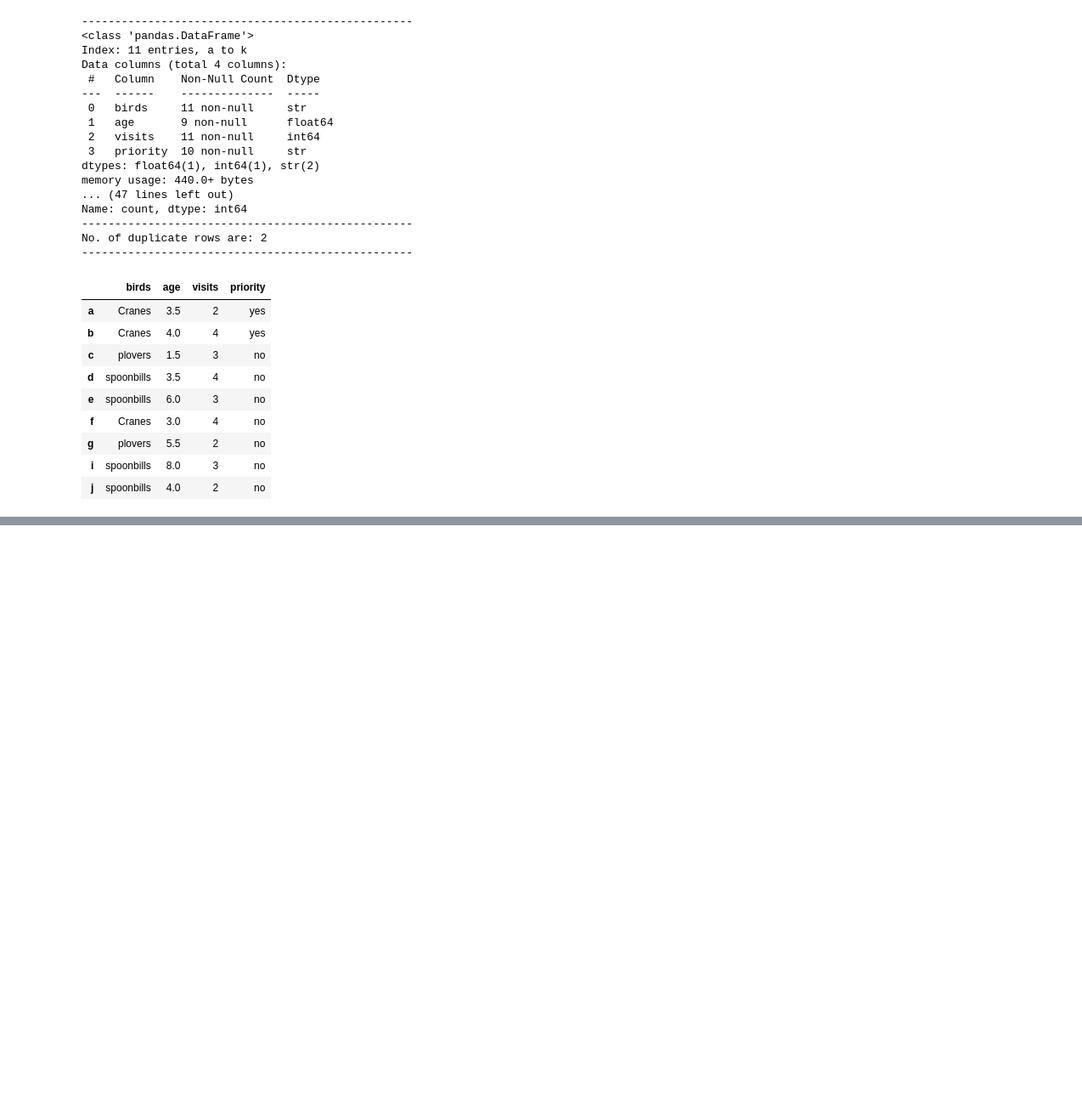
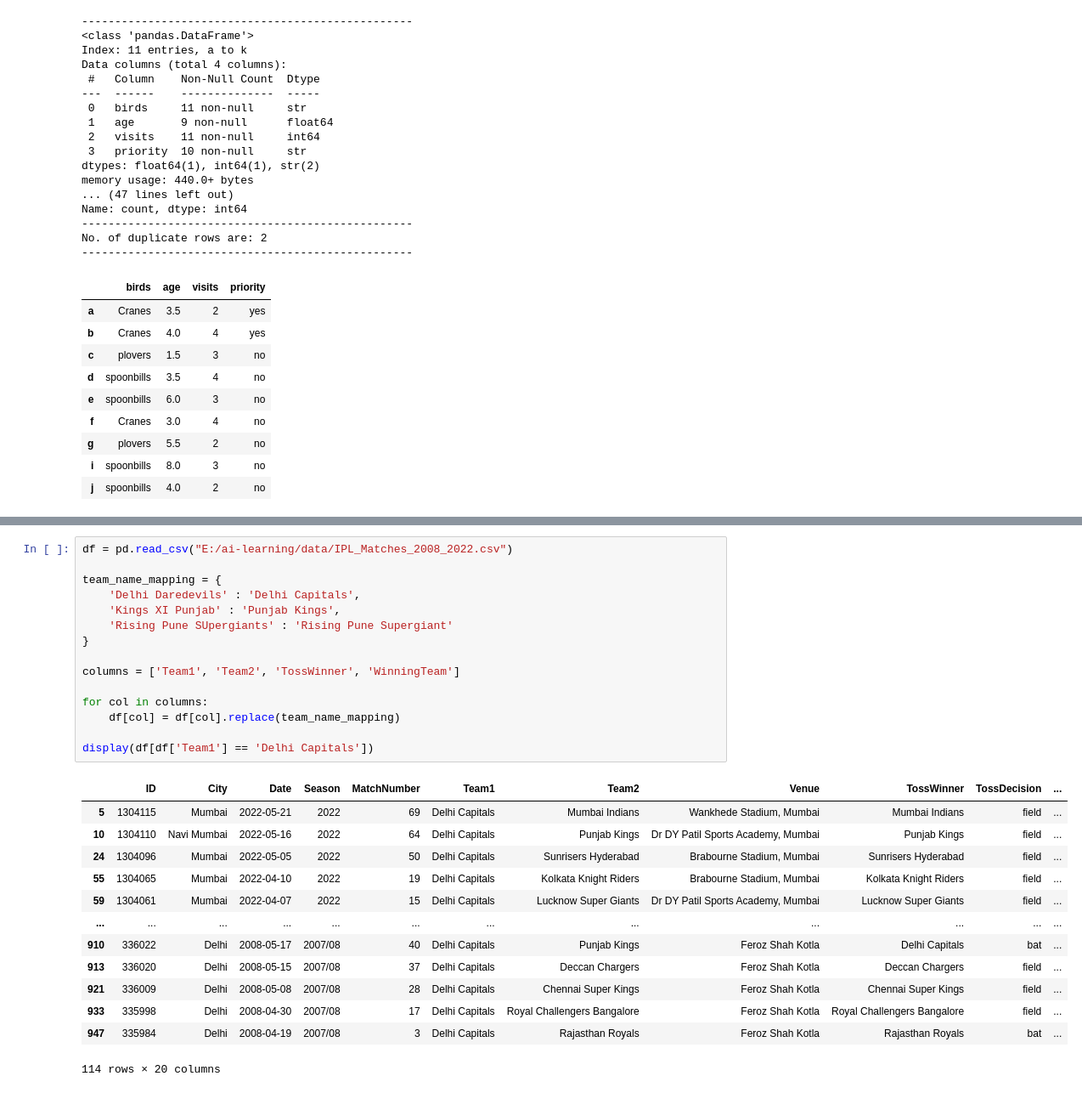
Before and after one commit to muhammad-saad-2006/ai-learning, a Jupyter notebook: week1/pandas-practice.ipynb, the cells around one changed output, grey strips where cells are left out. Shown at 85% size. Drawn from its saved outputs; the diff is of its cells as text; blank space fills up the shorter version.

```diff
--- a/week1/pandas-practice.ipynb
+++ b/week1/pandas-practice.ipynb
@@ -295,0 +315,29 @@ No. of duplicate rows are: 2
+# %%
+df = pd.read_csv("E:/ai-learning/data/IPL_Matches_2008_2022.csv")
+
+team_name_mapping = {
+    'Delhi Daredevils' : 'Delhi Capitals',
+    'Kings XI Punjab' : 'Punjab Kings',
+    'Rising Pune SUpergiants' : 'Rising Pune Supergiant'
+}
+
+columns = ['Team1', 'Team2', 'TossWinner', 'WinningTeam']
+
+for col in columns:
+    df[col] = df[col].replace(team_name_mapping)
+
+display(df[df['Team1'] == 'Delhi Capitals'])
+# %% [output]
+|  | ID | City | Date | Season | MatchNumber | Team1 | Team2 | Venue | TossWinner | TossDecision | ... |
+| 5 | 1304115 | Mumbai | 2022-05-21 | 2022 | 69 | Delhi Capitals | Mumbai Indians | Wankhede Stadium, Mumbai | Mumbai Indians | field | ... |
+| 10 | 1304110 | Navi Mumbai | 2022-05-16 | 2022 | 64 | Delhi Capitals | Punjab Kings | Dr DY Patil Sports Academy, Mumbai | Punjab Kings | field | ... |
+| 24 | 1304096 | Mumbai | 2022-05-05 | 2022 | 50 | Delhi Capitals | Sunrisers Hyderabad | Brabourne Stadium, Mumbai | Sunrisers Hyderabad | field | ... |
+| 55 | 1304065 | Mumbai | 2022-04-10 | 2022 | 19 | Delhi Capitals | Kolkata Knight Riders | Brabourne Stadium, Mumbai | Kolkata Knight Riders | field | ... |
+| 59 | 1304061 | Mumbai | 2022-04-07 | 2022 | 15 | Delhi Capitals | Lucknow Super Giants | Dr DY Patil Sports Academy, Mumbai | Lucknow Super Giants | field | ... |
+| ... | ... | ... | ... | ... | ... | ... | ... | ... | ... | ... | ... |
+| 910 | 336022 | Delhi | 2008-05-17 | 2007/08 | 40 | Delhi Capitals | Punjab Kings | Feroz Shah Kotla | Delhi Capitals | bat | ... |
+| 913 | 336020 | Delhi | 2008-05-15 | 2007/08 | 37 | Delhi Capitals | Deccan Chargers | Feroz Shah Kotla | Deccan Chargers | field | ... |
+| 921 | 336009 | Delhi | 2008-05-08 | 2007/08 | 28 | Delhi Capitals | Chennai Super Kings | Feroz Shah Kotla | Chennai Super Kings | field | ... |
+| 933 | 335998 | Delhi | 2008-04-30 | 2007/08 | 17 | Delhi Capitals | Royal Challengers Bangalore | Feroz Shah Kotla | Royal Challengers Bangalore | field | ... |
+| 947 | 335984 | Delhi | 2008-04-19 | 2007/08 | 3 | Delhi Capitals | Rajasthan Royals | Feroz Shah Kotla | Rajasthan Royals | bat | ... |
+114 rows × 20 columns
```
Also changed, not shown: parts of 8 cells of this notebook, 1 other file.
